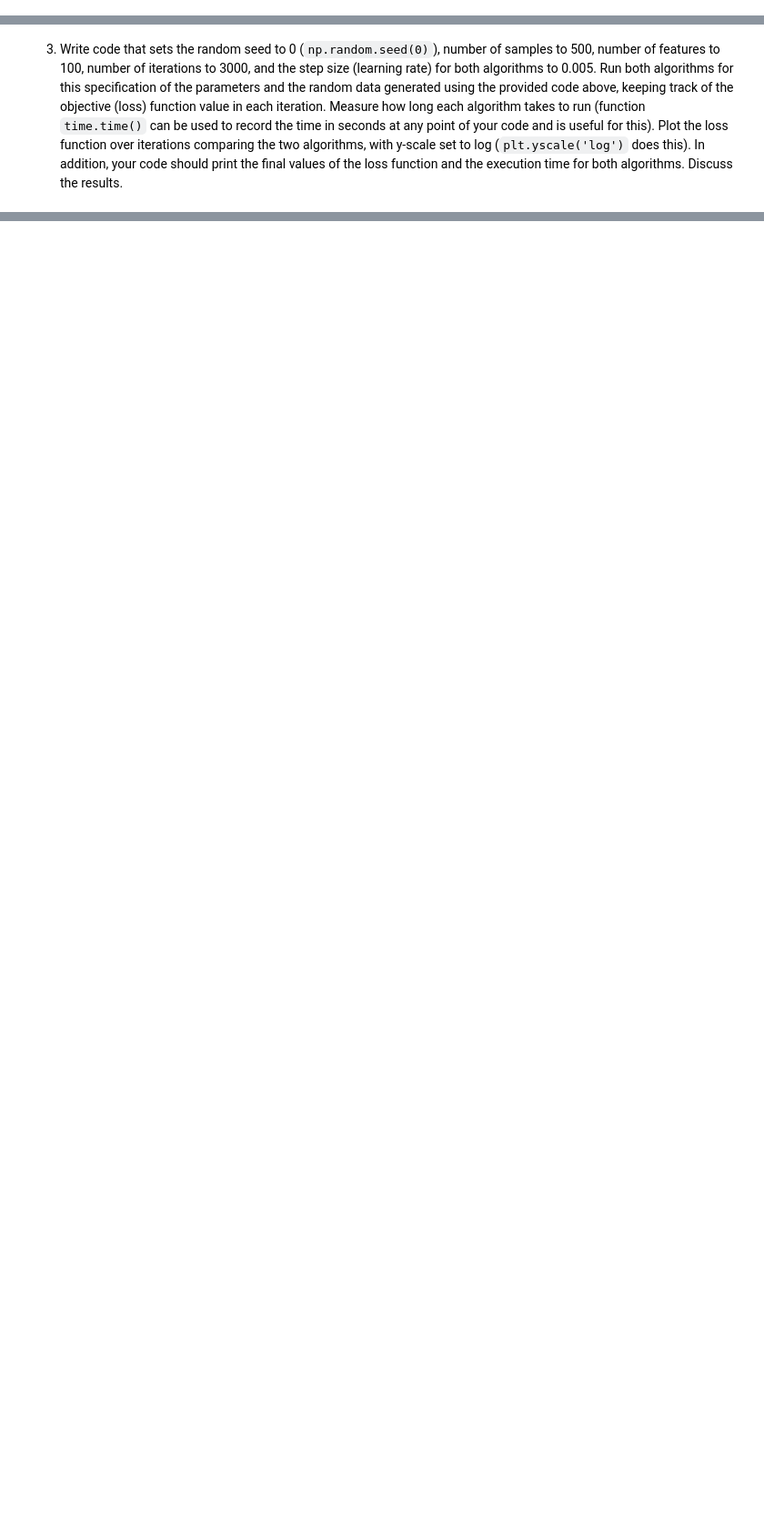
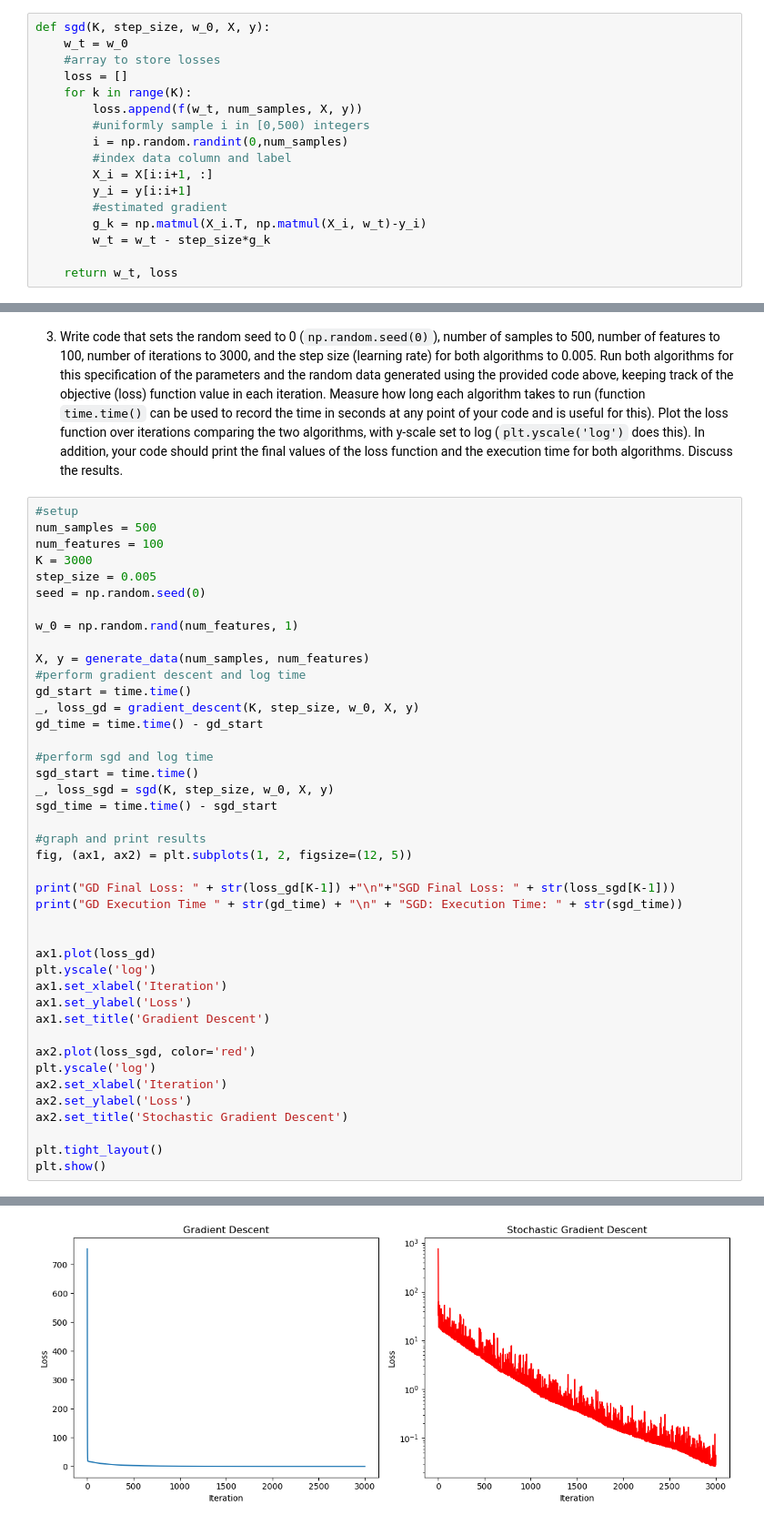
Before and after one commit to akim42003/CS541, a Jupyter notebook: Homework_4.ipynb, the cells around one changed output, grey strips where cells are left out. Shown at 91% size. Drawn from its saved outputs; the diff is of its cells as text; blank space fills up the shorter version.

```diff
--- a/Homework_4.ipynb
+++ b/Homework_4.ipynb
@@ -101,2 +138,19 @@ def generate_data(num_samples, num_features, noise=0.1):
 # %% [markdown]
 2. Write Python code for a function that given an initial vector $\mathbf{w}_0,$ problem parameters $\mathbf{X}, \mathbf{y}$, a constant step size $\eta$, and number of iterations $K$, implements $K$ iterations of _stochastic_ gradient descent applied to our linear regression problem (stated at the beginning of the coding assignment) with step size $\eta$. The stochastic gradient estimate you should use is $\mathbf{g}_k = \mathbf{X}_i^\top(\mathbf{X}_i \mathbf{w}_k - \mathbf{y}_i),$ where $i$ is generated uniformly at random from $\{1, \dots, m\}$ and $\mathbf{X}_i$ denotes the i-th row of the data matrix $\mathbf{X}$. Argue that $\mathbb{E}_k[\mathbf{g}_k] = \nabla f(\mathbf{w}_k)$.
+# %%
+def sgd(K, step_size, w_0, X, y):
+    w_t = w_0
+    #array to store losses
+    loss = []
+    for k in range(K):
+        loss.append(f(w_t, num_samples, X, y))
+        #uniformly sample i in [0,500) integers
+        i = np.random.randint(0,num_samples)
+        #index data column and label
+        X_i = X[i:i+1, :]
+        y_i = y[i:i+1]
+        #estimated gradient
+        g_k = np.matmul(X_i.T, np.matmul(X_i, w_t)-y_i)
+        w_t = w_t - step_size*g_k
+
+    return w_t, loss
@@ -103,2 +163,45 @@ def generate_data(num_samples, num_features, noise=0.1):
 # %% [markdown]
 3. Write code that sets the random seed to 0 (`np.random.seed(0)`), number of samples to 500, number of features to 100, number of iterations to 3000, and the step size (learning rate) for both algorithms to 0.005. Run both algorithms for this specification of the parameters and the random data generated using the provided code above, keeping track of the objective (loss) function value in each iteration. Measure how long each algorithm takes to run (function `time.time()` can be used to record the time in seconds at any point of your code and is useful for this). Plot the loss function over iterations comparing the two algorithms, with y-scale set to log (`plt.yscale('log')` does this). In addition, your code should print the final values of the loss function and the execution time for both algorithms. Discuss the results.
+# %%
+#setup
+num_samples = 500
+num_features = 100
+K = 3000
+step_size = 0.005
+seed = np.random.seed(0)
+
+w_0 = np.random.rand(num_features, 1)
+
+X, y = generate_data(num_samples, num_features)
+#perform gradient descent and log time
+gd_start = time.time()
+_, loss_gd = gradient_descent(K, step_size, w_0, X, y)
+gd_time = time.time() - gd_start
+
+#perform sgd and log time
+sgd_start = time.time()
+_, loss_sgd = sgd(K, step_size, w_0, X, y)
+sgd_time = time.time() - sgd_start
+
+#graph and print results
+fig, (ax1, ax2) = plt.subplots(1, 2, figsize=(12, 5))
+
+print("GD Final Loss: " + str(loss_gd[K-1]) +"\n"+"SGD Final Loss: " + str(loss_sgd[K-1]))
+print("GD Execution Time " + str(gd_time) + "\n" + "SGD: Execution Time: " + str(sgd_time))
+
+
+ax1.plot(loss_gd)
+plt.yscale('log')
+ax1.set_xlabel('Iteration')
+ax1.set_ylabel('Loss')
+ax1.set_title('Gradient Descent')
+
+ax2.plot(loss_sgd, color='red')
+plt.yscale('log')
+ax2.set_xlabel('Iteration')
+ax2.set_ylabel('Loss')
+ax2.set_title('Stochastic Gradient Descent')
+
+plt.tight_layout()
+plt.show()
+# %% [output]
@@ -104,0 +212 @@ def generate_data(num_samples, num_features, noise=0.1):
+[figure, added]
```
Also changed, not shown: parts of 6 cells of this notebook.
